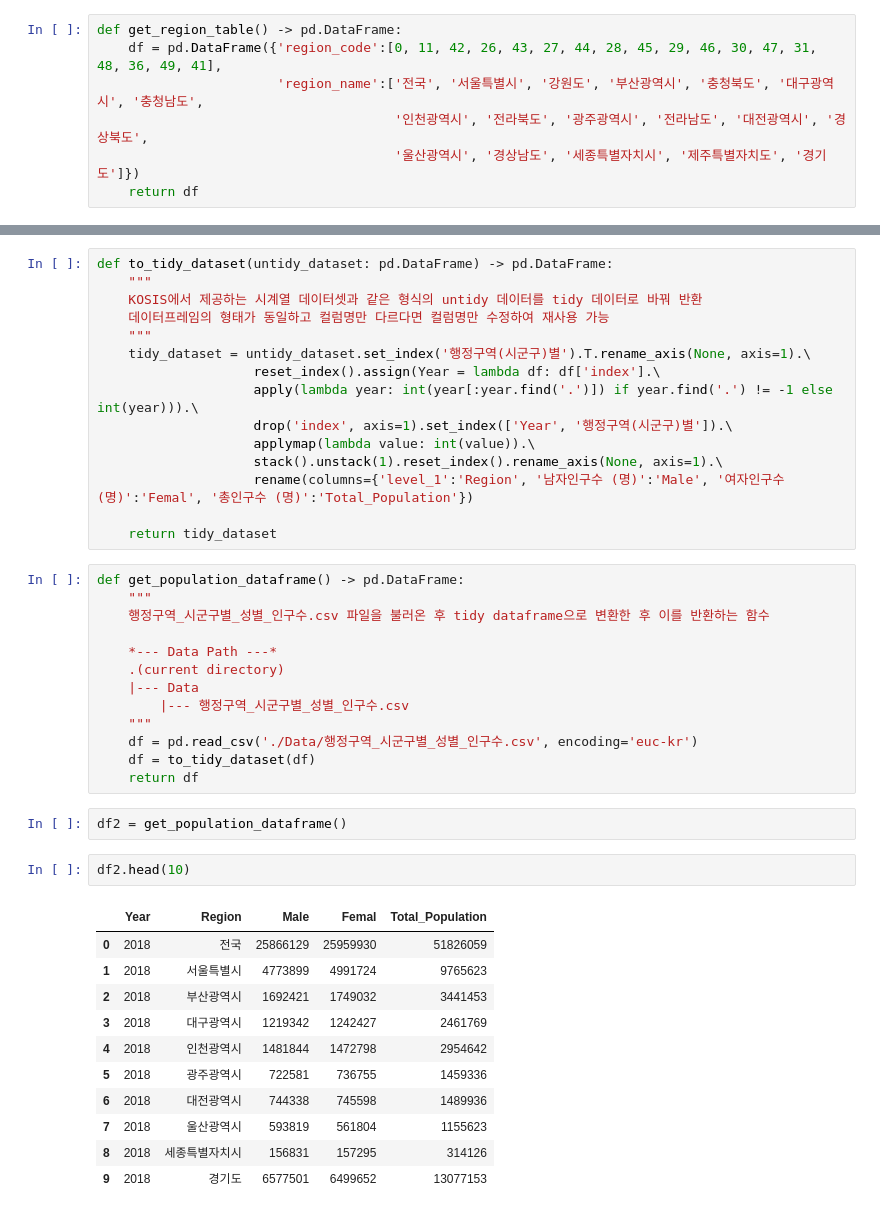
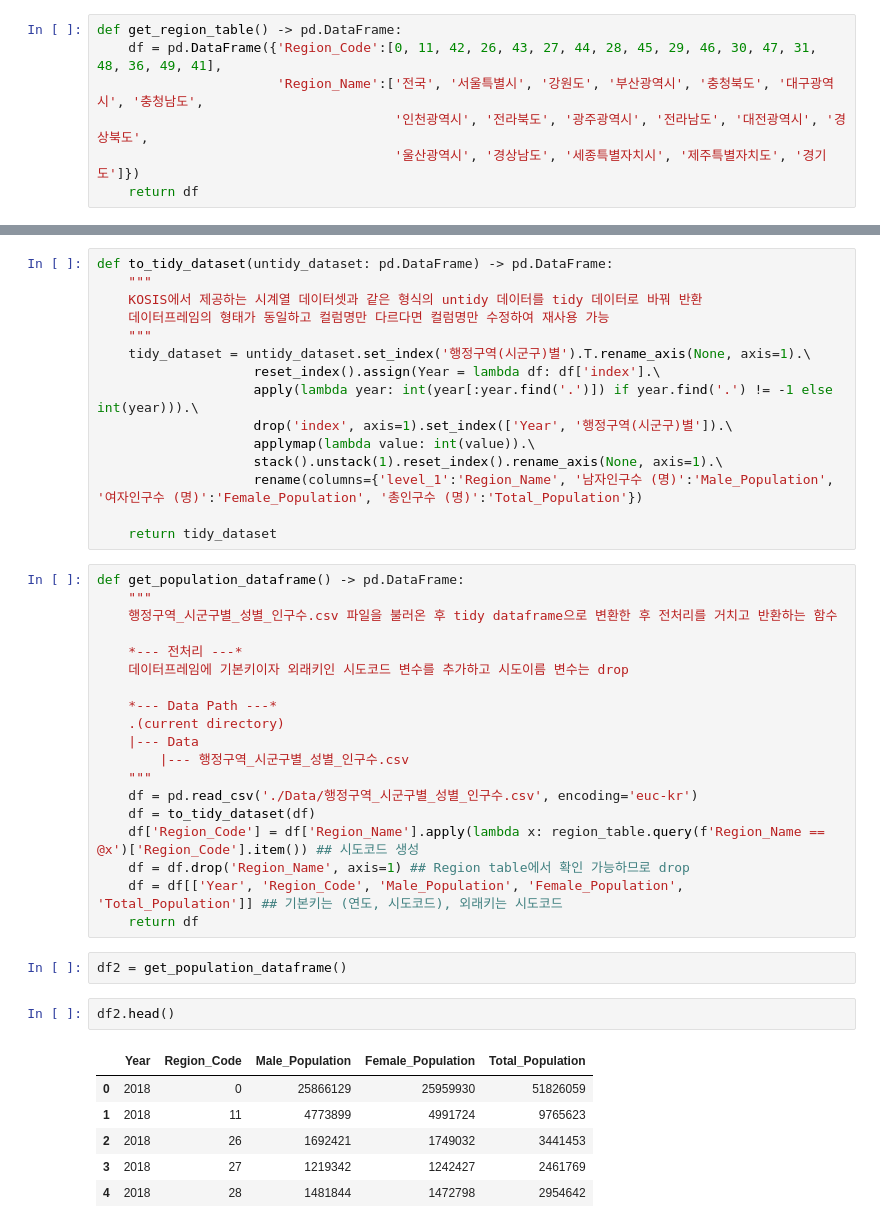
Before and after one commit to Jaesu26/statistical-database-project, a Jupyter notebook: 2022-05-30-StatsDB-Final.ipynb, the cells around one changed output, grey strips where cells are left out. Drawn from its saved outputs; the diff is of its cells as text.

```diff
--- a/2022-05-30-StatsDB-Final.ipynb
+++ b/2022-05-30-StatsDB-Final.ipynb
@@ -206,8 +206,8 @@ df = bool2int(df)
 - Region table
 # %%
 def get_region_table() -> pd.DataFrame:
-    df = pd.DataFrame({'region_code':[0, 11, 42, 26, 43, 27, 44, 28, 45, 29, 46, 30, 47, 31, 48, 36, 49, 41],
-                       'region_name':['전국', '서울특별시', '강원도', '부산광역시', '충청북도', '대구광역시', '충청남도',
+    df = pd.DataFrame({'Region_Code':[0, 11, 42, 26, 43, 27, 44, 28, 45, 29, 46, 30, 47, 31, 48, 36, 49, 41],
+                       'Region_Name':['전국', '서울특별시', '강원도', '부산광역시', '충청북도', '대구광역시', '충청남도',
                                       '인천광역시', '전라북도', '광주광역시', '전라남도', '대전광역시', '경상북도',
                                       '울산광역시', '경상남도', '세종특별자치시', '제주특별자치도', '경기도']})
     return df
@@ -369,13 +365,16 @@ def to_tidy_dataset(untidy_dataset: pd.DataFrame) -> pd.DataFrame:
                     drop('index', axis=1).set_index(['Year', '행정구역(시군구)별']).\
                     applymap(lambda value: int(value)).\
                     stack().unstack(1).reset_index().rename_axis(None, axis=1).\
-                    rename(columns={'level_1':'Region', '남자인구수 (명)':'Male', '여자인구수 (명)':'Femal', '총인구수 (명)':'Total_Population'})
+                    rename(columns={'level_1':'Region_Name', '남자인구수 (명)':'Male_Population', '여자인구수 (명)':'Female_Population', '총인구수 (명)':'Total_Population'})
 
     return tidy_dataset
 # %%
 def get_population_dataframe() -> pd.DataFrame:
     """
-    행정구역_시군구별_성별_인구수.csv 파일을 불러온 후 tidy dataframe으로 변환한 후 이를 반환하는 함수
+    행정구역_시군구별_성별_인구수.csv 파일을 불러온 후 tidy dataframe으로 변환한 후 전처리를 거치고 반환하는 함수
+
+    *--- 전처리 ---*
+    데이터프레임에 기본키이자 외래키인 시도코드 변수를 추가하고 시도이름 변수는 drop
 
     *--- Data Path ---*
     .(current directory)
@@ -384,20 +383,18 @@ def get_population_dataframe() -> pd.DataFrame:
     """
     df = pd.read_csv('./Data/행정구역_시군구별_성별_인구수.csv', encoding='euc-kr')
     df = to_tidy_dataset(df)
+    df['Region_Code'] = df['Region_Name'].apply(lambda x: region_table.query(f'Region_Name == @x')['Region_Code'].item()) ## 시도코드 생성
+    df = df.drop('Region_Name', axis=1) ## Region table에서 확인 가능하므로 drop
+    df = df[['Year', 'Region_Code', 'Male_Population', 'Female_Population', 'Total_Population']] ## 기본키는 (연도, 시도코드), 외래키는 시도코드
     return df
 # %%
 df2 = get_population_dataframe()
-# %%
-df2.head(10)
-# %% [output]
-|  | Year | Region | Male | Femal | Total_Population |
-| 0 | 2018 | 전국 | 25866129 | 25959930 | 51826059 |
-| 1 | 2018 | 서울특별시 | 4773899 | 4991724 | 9765623 |
-| 2 | 2018 | 부산광역시 | 1692421 | 1749032 | 3441453 |
-| 3 | 2018 | 대구광역시 | 1219342 | 1242427 | 2461769 |
-| 4 | 2018 | 인천광역시 | 1481844 | 1472798 | 2954642 |
-| 5 | 2018 | 광주광역시 | 722581 | 736755 | 1459336 |
-| 6 | 2018 | 대전광역시 | 744338 | 745598 | 1489936 |
-| 7 | 2018 | 울산광역시 | 593819 | 561804 | 1155623 |
-| 8 | 2018 | 세종특별자치시 | 156831 | 157295 | 314126 |
-| 9 | 2018 | 경기도 | 6577501 | 6499652 | 13077153 |
+# %%
+df2.head()
+# %% [output]
+|  | Year | Region_Code | Male_Population | Female_Population | Total_Population |
+| 0 | 2018 | 0 | 25866129 | 25959930 | 51826059 |
+| 1 | 2018 | 11 | 4773899 | 4991724 | 9765623 |
+| 2 | 2018 | 26 | 1692421 | 1749032 | 3441453 |
+| 3 | 2018 | 27 | 1219342 | 1242427 | 2461769 |
+| 4 | 2018 | 28 | 1481844 | 1472798 | 2954642 |
```
Also changed, not shown: parts of 34 cells of this notebook.
